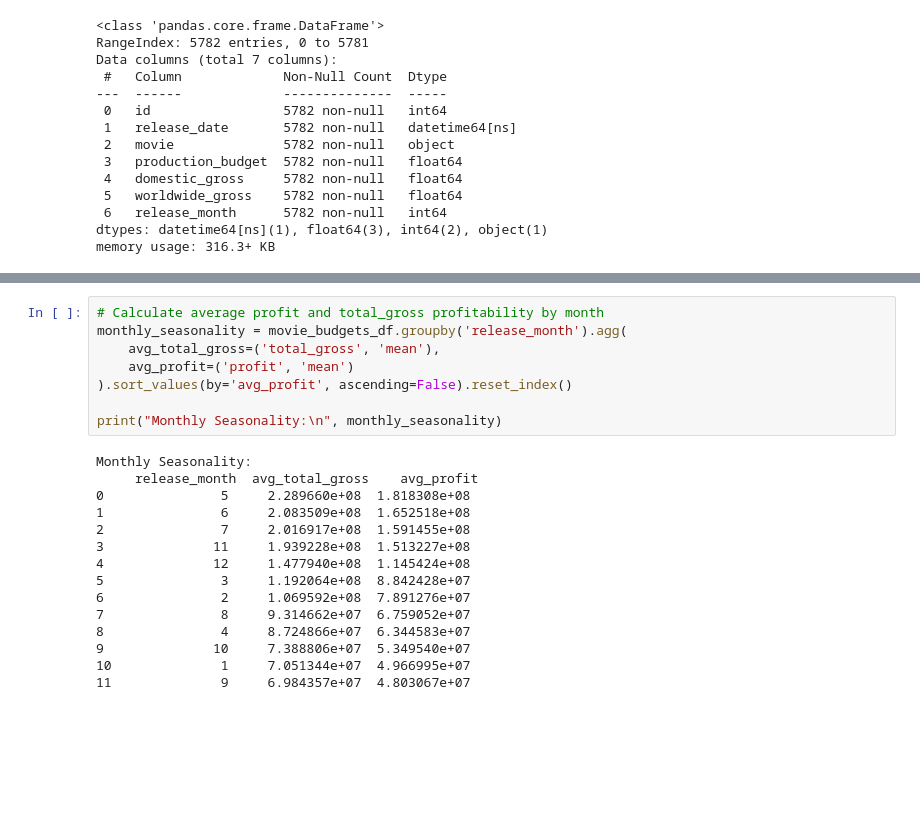
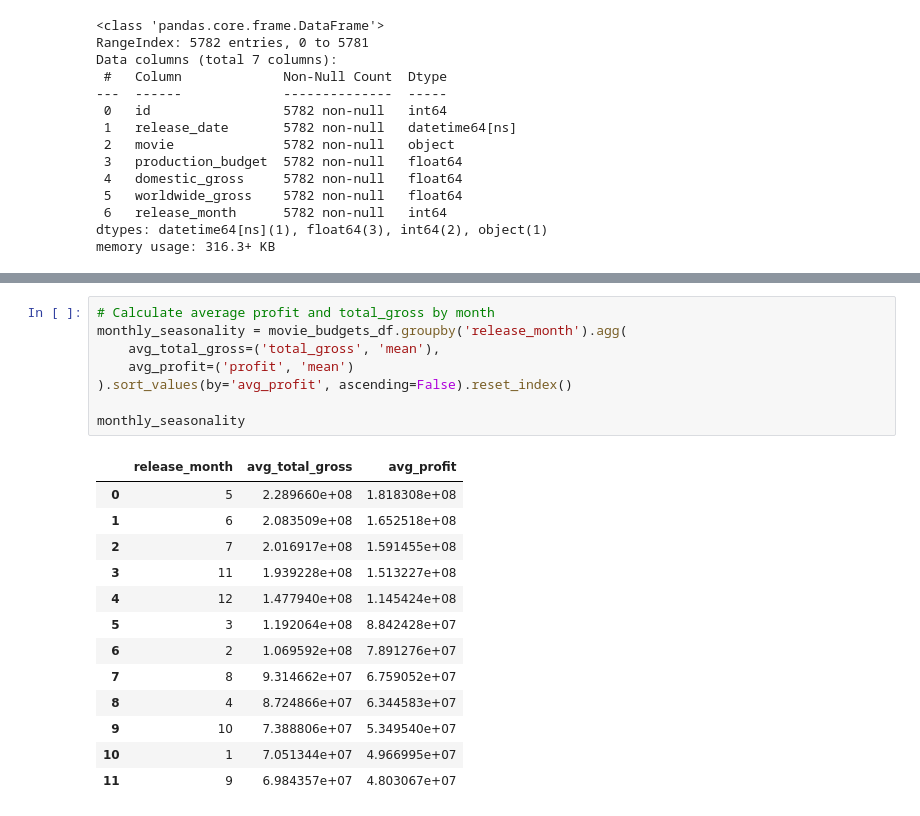
Before and after one commit to vnelima/Phase-2-Movie-project--Group-9, a Jupyter notebook: Collaborators/Ronald/Profitability_Across_ReleaseMonths.ipynb, the cells around one changed output, grey strips where cells are left out. Saved outputs shown, nothing was run; the diff lists cells and outputs as text; blank space fills up the shorter version.

```diff
--- a/Collaborators/Ronald/Profitability_Across_ReleaseMonths.ipynb
+++ b/Collaborators/Ronald/Profitability_Across_ReleaseMonths.ipynb
@@ -104,25 +94,24 @@ movie_budgets_df.head()
 | 3 | 4 | 2015-05-01 | Avengers: Age of Ultron | 330600000.0 | 459005868.0 | 1.403014e+09 | 5 | ... |
 | 4 | 5 | 2017-12-15 | Star Wars Ep. VIII: The Last Jedi | 317000000.0 | 620181382.0 | 1.316722e+09 | 12 | ... |
 # %%
-# Calculate average profit and total_gross profitability by month
+# Calculate average profit and total_gross by month
 monthly_seasonality = movie_budgets_df.groupby('release_month').agg(
     avg_total_gross=('total_gross', 'mean'),
     avg_profit=('profit', 'mean')
 ).sort_values(by='avg_profit', ascending=False).reset_index()
 
-print("Monthly Seasonality:\n", monthly_seasonality)
+monthly_seasonality
 # %% [output]
-Monthly Seasonality:
-     release_month  avg_total_gross    avg_profit
-0               5     2.289660e+08  1.818308e+08
-1               6     2.083509e+08  1.652518e+08
-2               7     2.016917e+08  1.591455e+08
-3              11     1.939228e+08  1.513227e+08
-4              12     1.477940e+08  1.145424e+08
-5               3     1.192064e+08  8.842428e+07
-6               2     1.069592e+08  7.891276e+07
-7               8     9.314662e+07  6.759052e+07
-8               4     8.724866e+07  6.344583e+07
-9              10     7.388806e+07  5.349540e+07
-10              1     7.051344e+07  4.966995e+07
-11              9     6.984357e+07  4.803067e+07
+|  | release_month | avg_total_gross | avg_profit |
+| 0 | 5 | 2.289660e+08 | 1.818308e+08 |
+| 1 | 6 | 2.083509e+08 | 1.652518e+08 |
+| 2 | 7 | 2.016917e+08 | 1.591455e+08 |
+| 3 | 11 | 1.939228e+08 | 1.513227e+08 |
+| 4 | 12 | 1.477940e+08 | 1.145424e+08 |
+| 5 | 3 | 1.192064e+08 | 8.842428e+07 |
+| 6 | 2 | 1.069592e+08 | 7.891276e+07 |
+| 7 | 8 | 9.314662e+07 | 6.759052e+07 |
+| 8 | 4 | 8.724866e+07 | 6.344583e+07 |
+| 9 | 10 | 7.388806e+07 | 5.349540e+07 |
+| 10 | 1 | 7.051344e+07 | 4.966995e+07 |
+| 11 | 9 | 6.984357e+07 | 4.803067e+07 |
```
Also changed, not shown: parts of 22 cells of this notebook.
